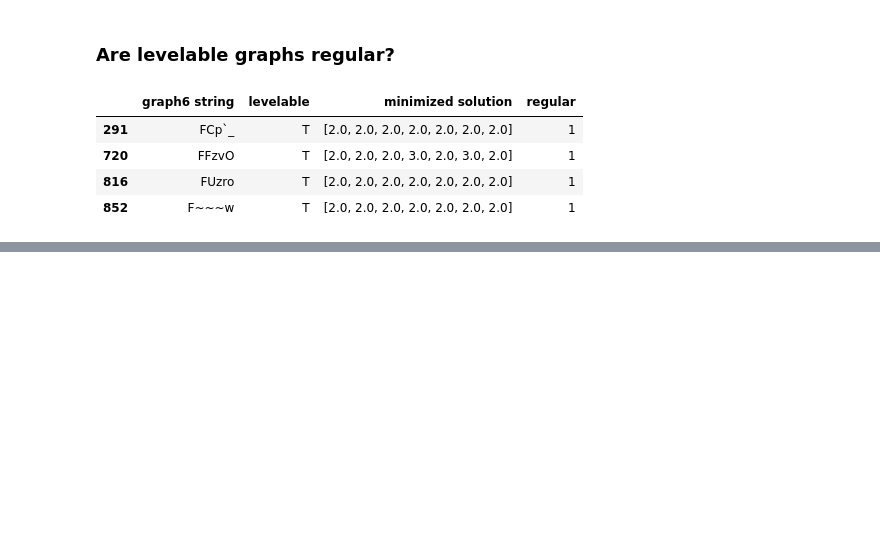
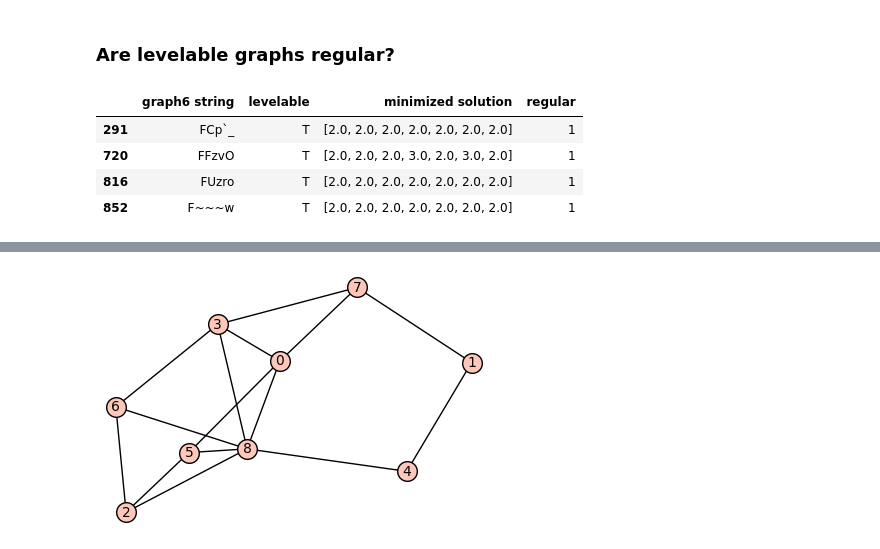
Before and after one commit to michael-chong/levelable, a Jupyter notebook: levelable_analysis.ipynb, the cells around one changed output, grey strips where cells are left out. Saved outputs shown, nothing was run; the diff lists cells and outputs as text; code cells hidden in the pictures; blank space fills up the shorter version.

```diff
--- a/levelable_analysis.ipynb
+++ b/levelable_analysis.ipynb
@@ -355,0 +368,7 @@ df2[df2.regular == 1]
+# %%
+g = Graph()
+from_graph6(g, "HCQ`ea}")
+
+g.show()
+# %% [output]
+[figure, added]
```
Also changed, not shown: parts of 6 cells of this notebook.
